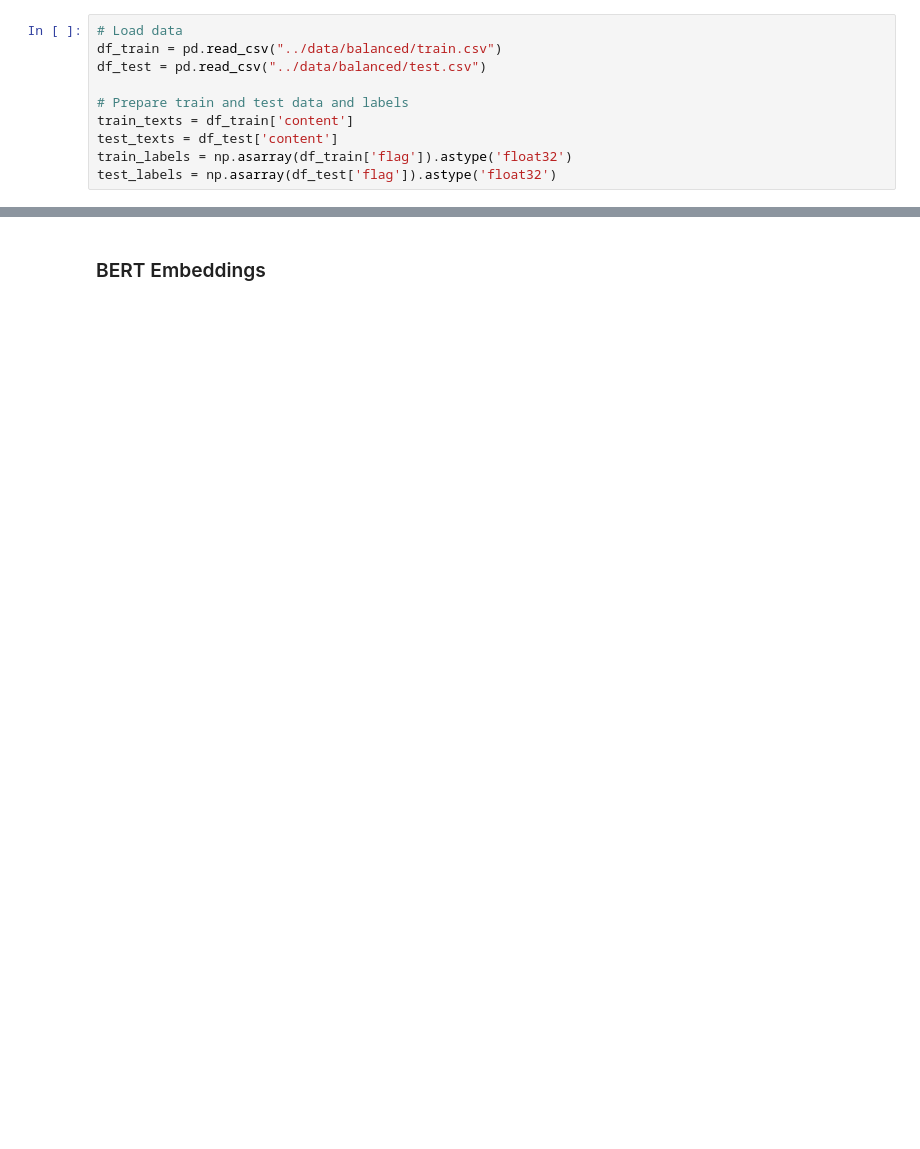
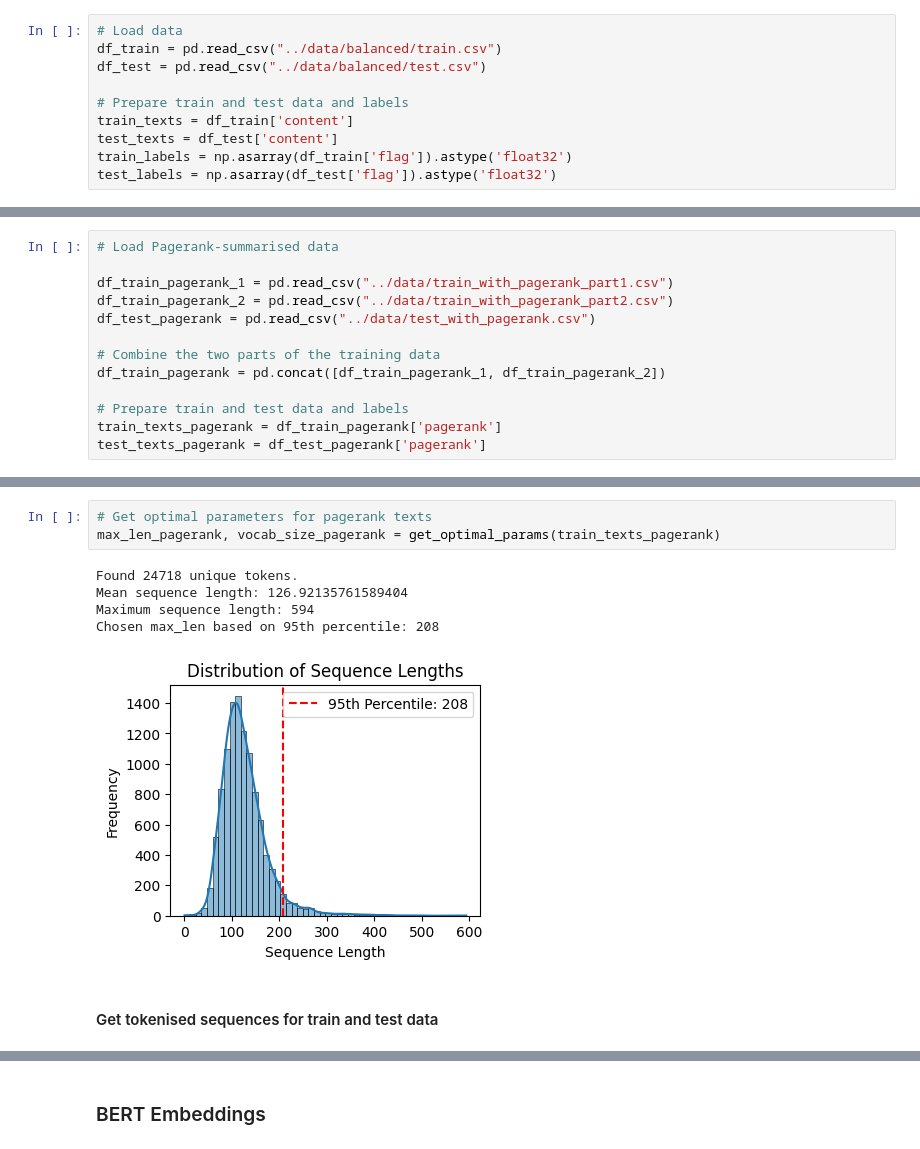
Before and after one commit to vennietweek/aita-analysis-tool, a Jupyter notebook: models/Neural_Networks.ipynb, the cells around one changed output, grey strips where cells are left out. Cells and saved outputs as stored; diff of their text form; blank space fills up the shorter version.

```diff
--- a/models/Neural_Networks.ipynb
+++ b/models/Neural_Networks.ipynb
@@ -31 +42,14 @@ test_labels = np.asarray(df_test['flag']).astype('float32')
+# %%
+# Load Pagerank-summarised data
+
+df_train_pagerank_1 = pd.read_csv("../data/train_with_pagerank_part1.csv")
+df_train_pagerank_2 = pd.read_csv("../data/train_with_pagerank_part2.csv")
+df_test_pagerank = pd.read_csv("../data/test_with_pagerank.csv")
+
+# Combine the two parts of the training data
+df_train_pagerank = pd.concat([df_train_pagerank_1, df_train_pagerank_2])
+
+# Prepare train and test data and labels
+train_texts_pagerank = df_train_pagerank['pagerank']
+test_texts_pagerank = df_test_pagerank['pagerank']
 # %% [markdown]
@@ -63,2 +109,13 @@ Chosen max_len: 668
+# %%
+# Get optimal parameters for pagerank texts
+max_len_pagerank, vocab_size_pagerank = get_optimal_params(train_texts_pagerank)
+# %% [output]
+Found 24718 unique tokens.
+Mean sequence length: 126.92135761589404
+Maximum sequence length: 594
+Chosen max_len based on 95th percentile: 208
+[figure, added]
+# %% [markdown]
+#### Get tokenised sequences for train and test data
 # %%
 # Preprocessing for RNN using Keras tokeniser
```
Also changed, not shown: parts of 18 cells of this notebook.
